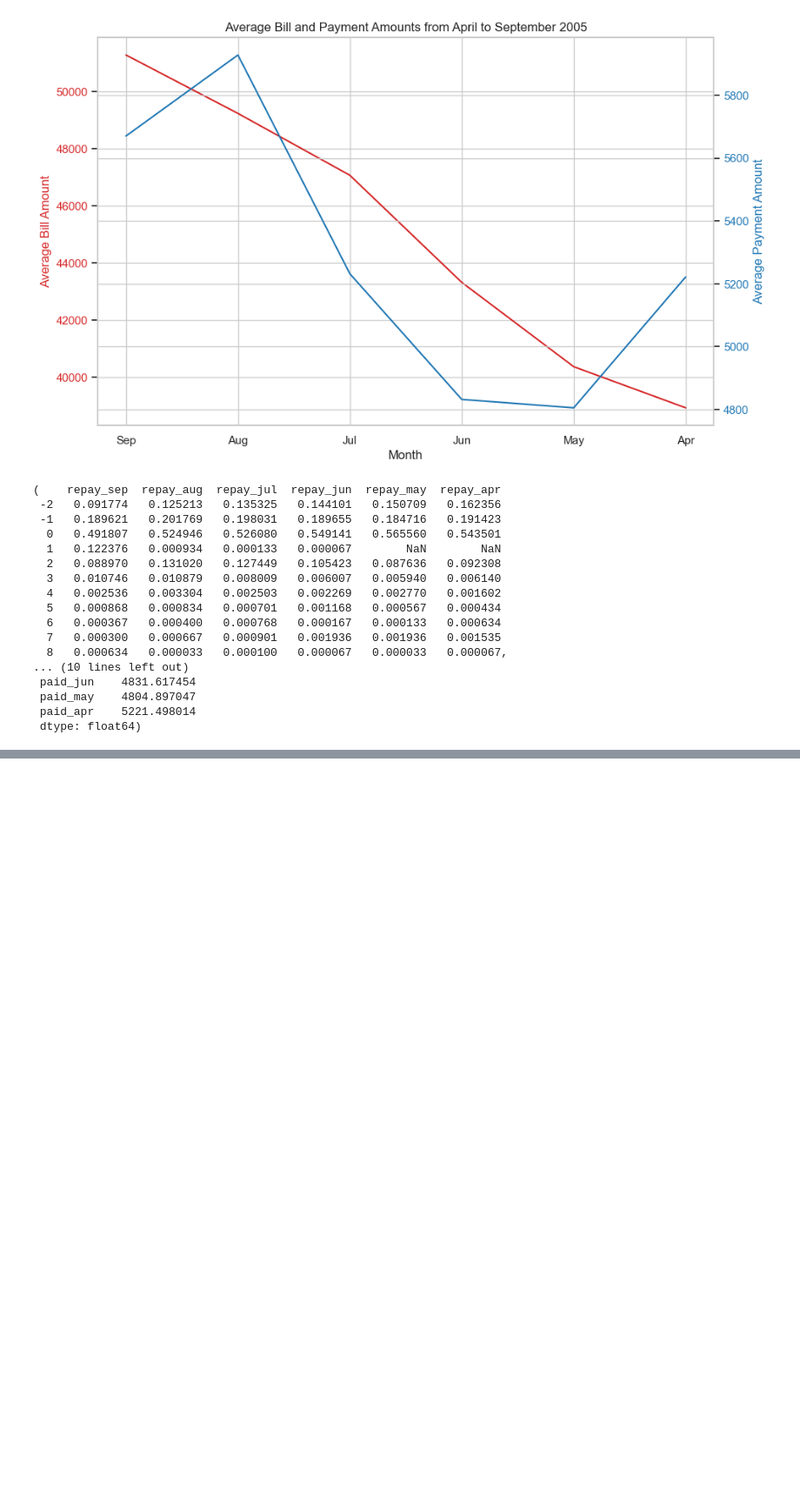
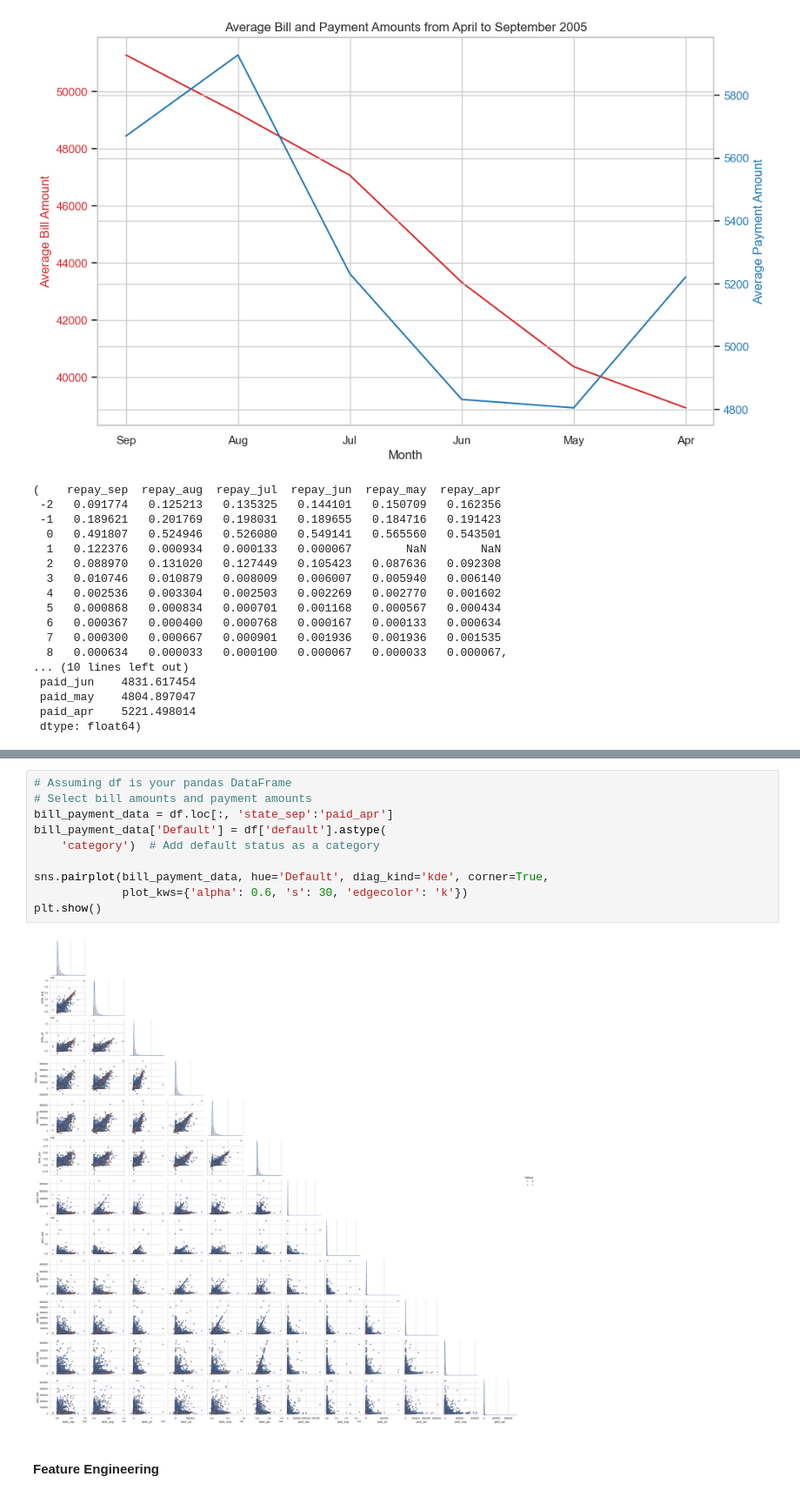
Before and after one commit to Daya2k/CaseStudy, a Jupyter notebook: notebooks/data_cleaning.ipynb, the cells around one changed output, grey strips where cells are left out. Shown at 87% size. Drawn from its saved outputs; the diff is of its cells as text; blank space fills up the shorter version.

```diff
--- a/notebooks/data_cleaning.ipynb
+++ b/notebooks/data_cleaning.ipynb
@@ -239,0 +311,14 @@ plt.show()
+# %%
+# Assuming df is your pandas DataFrame
+# Select bill amounts and payment amounts
+bill_payment_data = df.loc[:, 'state_sep':'paid_apr']
+bill_payment_data['Default'] = df['default'].astype(
+    'category')  # Add default status as a category
+
+sns.pairplot(bill_payment_data, hue='Default', diag_kind='kde', corner=True,
+             plot_kws={'alpha': 0.6, 's': 30, 'edgecolor': 'k'})
+plt.show()
+# %% [output]
+[figure, added]
+# %% [markdown]
+#### Feature Engineering
```
Also changed, not shown: parts of 29 cells of this notebook, 4 other files.
